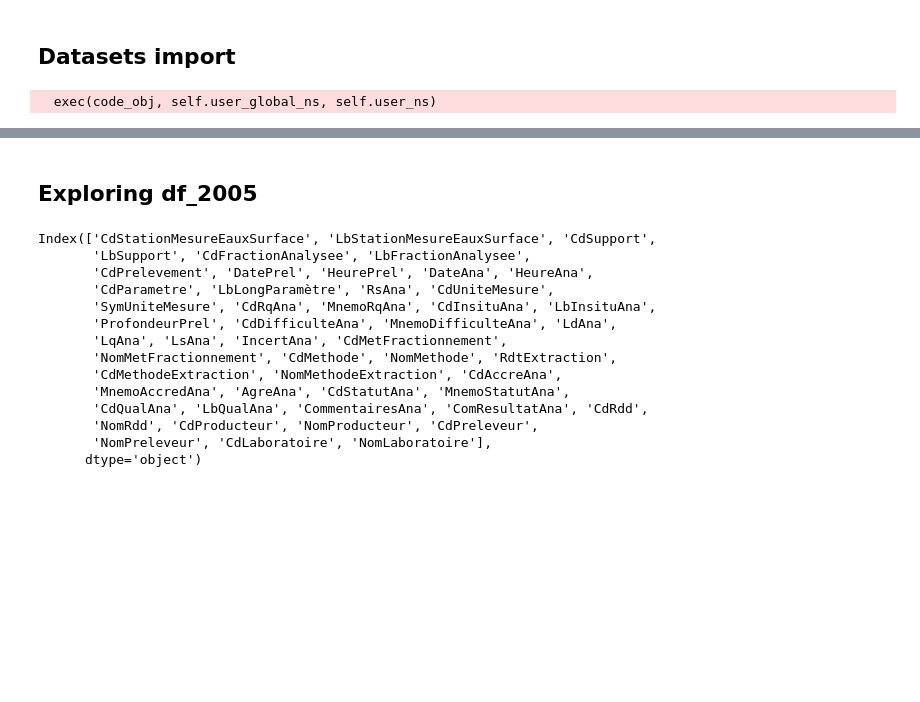
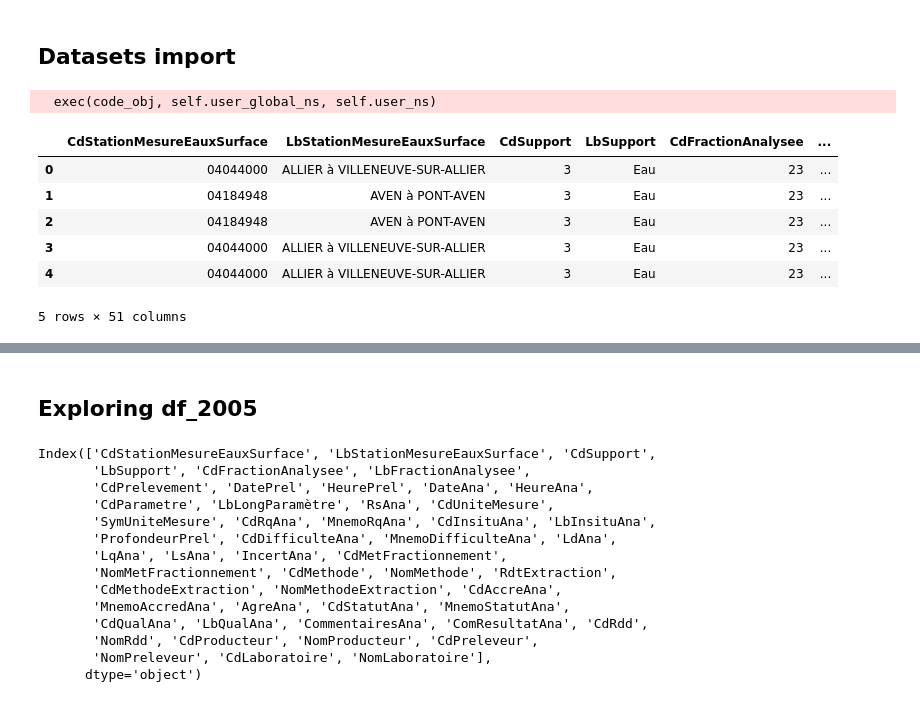
Before and after one commit to c-villalobos/water_pollution, a Jupyter notebook: data_exploration_cristian.ipynb, the cells around one changed output, grey strips where cells are left out. Saved outputs shown, nothing was run; the diff lists cells and outputs as text; code cells hidden in the pictures; blank space fills up the shorter version.

Commit message:
data exploration notebook created

```diff
--- a/data_exploration_cristian.ipynb
+++ b/data_exploration_cristian.ipynb
@@ -6,7 +6,7 @@ import matplotlib.pyplot as plt
 # %% [markdown]
 ## Datasets import
 # %%
-df_2005 = pd.read_csv('data/analyses_2005.csv', sep=';', error_bad_lines=False)
+df_2005 = pd.read_csv('raw_data/pc_2005.csv', sep=';', error_bad_lines=False)
 #df_2005.head()
 # %% [output]
   exec(code_obj, self.user_global_ns, self.user_ns)
@@ -15,0 +13,10 @@ df_2020 = pd.read_csv('data/analyses_2020.csv', sep=';', error_bad_lines=False)
+# %%
+df_2005.head()
+# %% [output]
+|  | CdStationMesureEauxSurface | LbStationMesureEauxSurface | CdSupport | LbSupport | CdFractionAnalysee | ... |
+| 0 | 04044000 | ALLIER à VILLENEUVE-SUR-ALLIER | 3 | Eau | 23 | ... |
+| 1 | 04184948 | AVEN à PONT-AVEN | 3 | Eau | 23 | ... |
+| 2 | 04184948 | AVEN à PONT-AVEN | 3 | Eau | 23 | ... |
+| 3 | 04044000 | ALLIER à VILLENEUVE-SUR-ALLIER | 3 | Eau | 23 | ... |
+| 4 | 04044000 | ALLIER à VILLENEUVE-SUR-ALLIER | 3 | Eau | 23 | ... |
+5 rows × 51 columns
```
Also changed, not shown: parts of 8 cells of this notebook.
